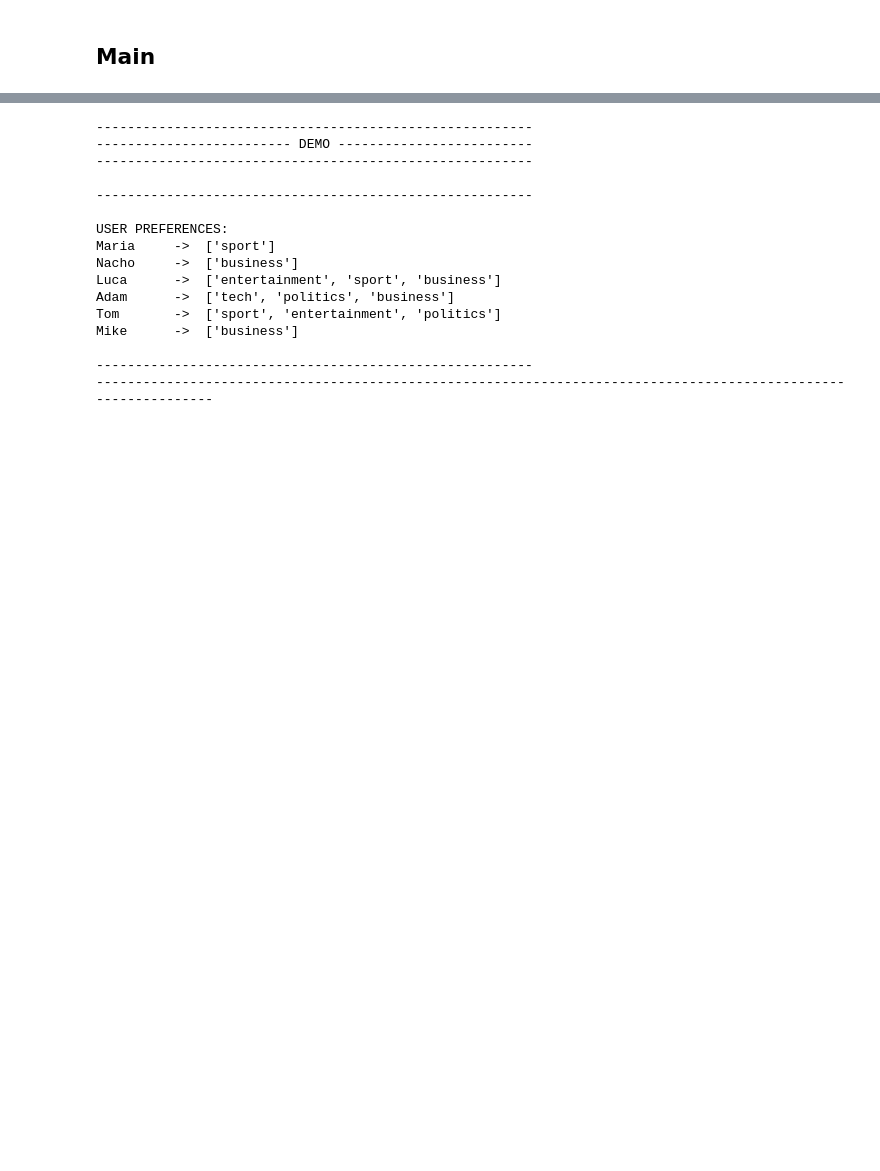
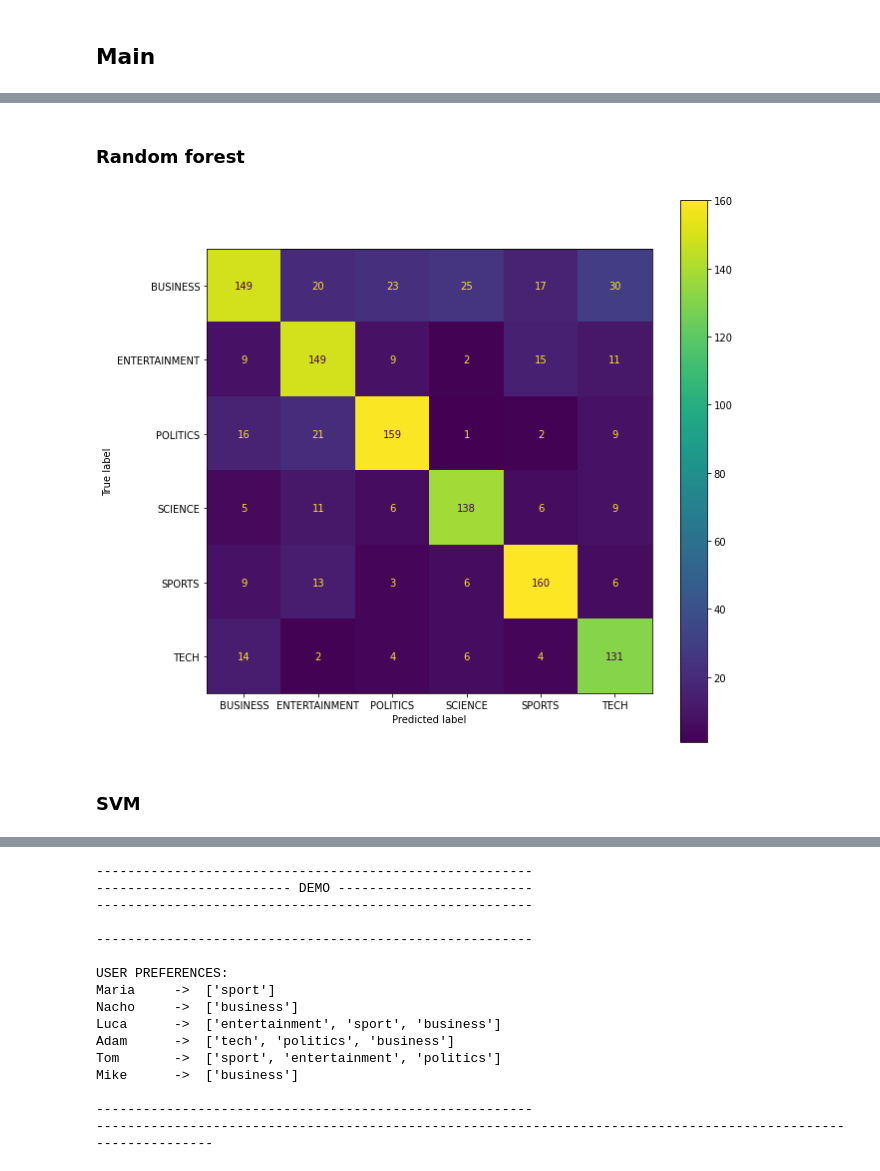
Before and after one commit to CesarPRinso/mui_profile_retrieval, a Jupyter notebook: Notebook_IB/Notebook_IB_retrieval.ipynb, the cells around one changed output, grey strips where cells are left out. Cells and saved outputs as stored; diff of their text form; code cells hidden in the pictures; blank space fills up the shorter version.

```diff
--- a/Notebook_IB/Notebook_IB_retrieval.ipynb
+++ b/Notebook_IB/Notebook_IB_retrieval.ipynb
@@ -457,0 +419,17 @@ NEURAL NETWORK:     0.7525
+# %% [markdown]
+### Random forest
+# %%
+y_predict=modelRF.predict(X_test)
+# %%
+n_classes = np.unique(y_test)
+# %%
+confusion_matrix_1 = confusion_matrix(np.argmax(label_binarize(y_predict, classes=np.unique(y_predict)),1), np.argmax(label_binarize(y_test, classes=np.unique(y_test)),1))
+# %%
+cm_display = metrics.ConfusionMatrixDisplay(confusion_matrix = confusion_matrix_1, display_labels = n_classes)
+
+fig, ax = plt.subplots(figsize=(10,10))
+cm_display.plot(ax=ax);
+# %% [output]
+[figure, added]
+# %% [markdown]
+### SVM
```
Also changed, not shown: parts of 12 cells of this notebook.
